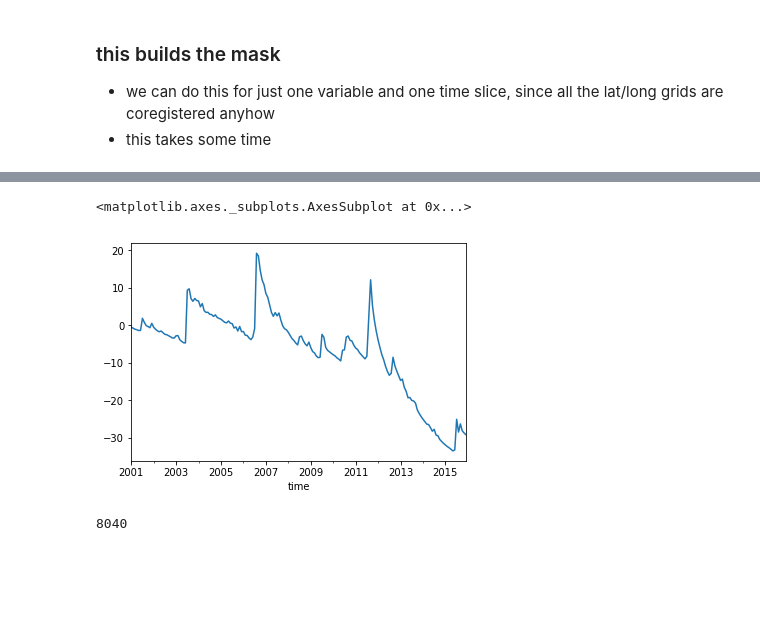
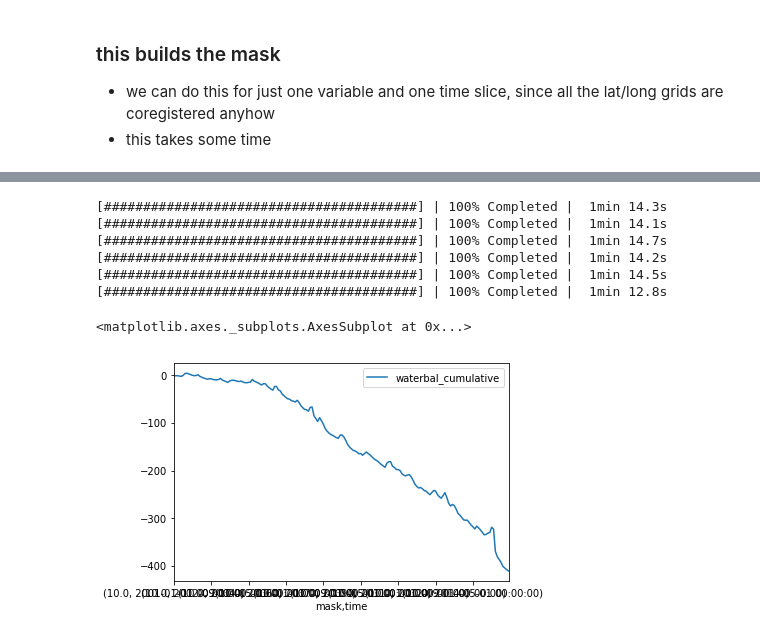
Before and after one commit to NASA-Planetary-Science/HiMAT, a Jupyter notebook: Projects/GRACE_MASCON/GRACE_HMA.ipynb, the cells around one changed output, grey strips where cells are left out. Saved outputs shown, nothing was run; the diff lists cells and outputs as text; code cells hidden in the pictures; blank space fills up the shorter version.

Commit message:
mask now part of coordinates

```diff
--- a/Projects/GRACE_MASCON/GRACE_HMA.ipynb
+++ b/Projects/GRACE_MASCON/GRACE_HMA.ipynb
@@ -206,3 +157,3 @@ m2['mask'].plot(x='longitude',y='latitude')
 # %%
 with ProgressBar():
-    df = ds.where(m2['m2'] == 100).groupby('time').sum().to_dataframe()
+    ds2 = ds.groupby(m2['mask']).sum('stacked_north_south_east_west')
@@ -223,13 +160,15 @@ df[['Evap_tavg','Rainf_tavg']].plot()
+# %%
+ds2.coords['mascon'] = ('mask', names[ds2.coords['mask'].values.astype('int')])
+# %%
+with ProgressBar():
+    df = ds2.to_dataframe()
+# %% [output]
+[########################################] | 100% Completed |  1min 14.3s
+[########################################] | 100% Completed |  1min 14.1s
+[########################################] | 100% Completed |  1min 14.7s
+[########################################] | 100% Completed |  1min 14.2s
+[########################################] | 100% Completed |  1min 14.5s
+[########################################] | 100% Completed |  1min 12.8s
 # %%
-waterbal = df['Rainf_tavg'] + df['Snowf_tavg'] - df['Qsb_tavg'] - df['Qsb_tavg'] - df['Qsm_tavg'] - df['Evap_tavg']
+df['waterbal'] = df['Rainf_tavg'] + df['Snowf_tavg'] - (df['Qsb_tavg'] + df['Qsb_tavg'] + df['Qsm_tavg'] + df['Evap_tavg'])
+df['waterbal_cumulative'] = df.groupby(['mask'])['waterbal'].apply(lambda x: x.cumsum())
-# %%
-waterbal.cumsum().plot()
-# %% [output]
-<matplotlib.axes._subplots.AxesSubplot at 0x...>
-[figure, removed]
-# %%
-## get the mascon time series
-
-mc = names[numbers == 100][0]
-# %% [output]
-8040
@@ -237,0 +178,6 @@ soln = f['solution']
+# %%
+# to select from the multiindex
+df.iloc[df2.index.get_level_values('mask')==10].plot(y='waterbal_cumulative')
+# %% [output]
+<matplotlib.axes._subplots.AxesSubplot at 0x...>
+[figure, added]
```
Also changed, not shown: parts of 21 cells of this notebook.
